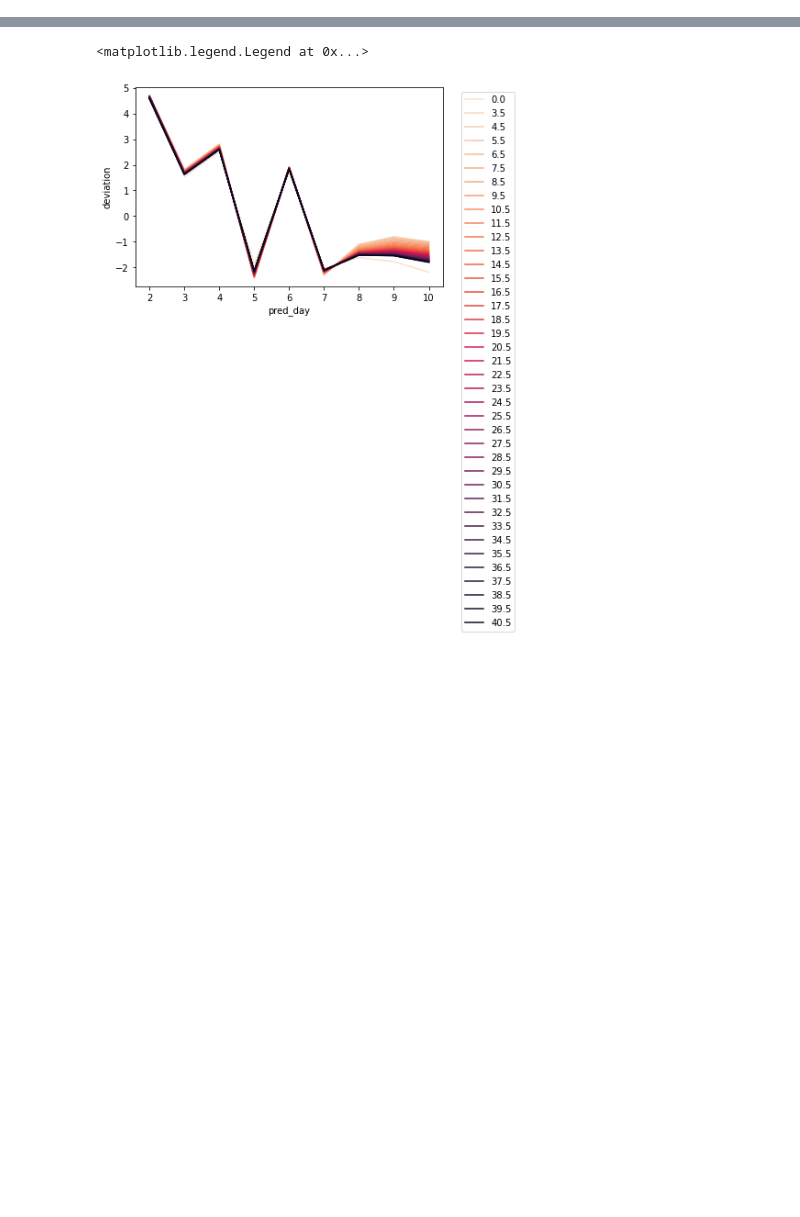
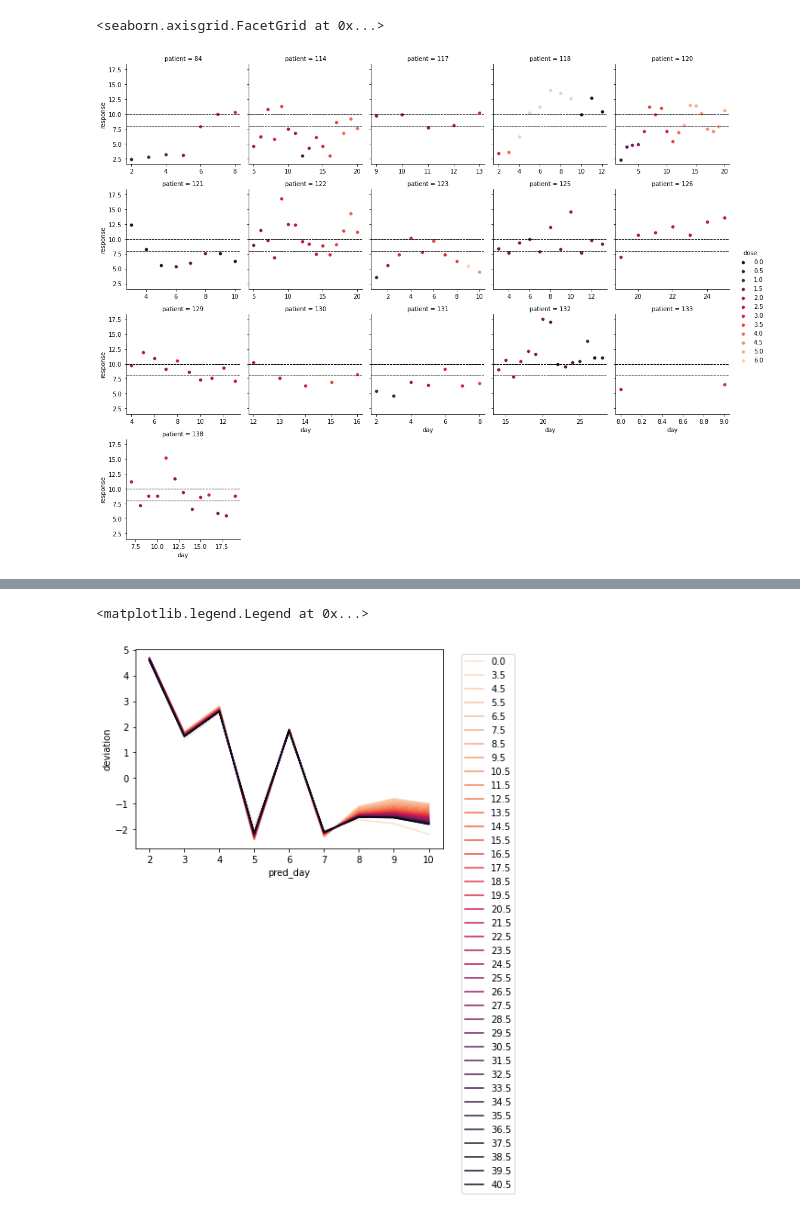
Before and after one commit to tshibei/retro_ped_liver_transplant, a Jupyter notebook: retro_PLT.ipynb, the cells around one changed output, grey strips where cells are left out. Drawn from its saved outputs; the diff is of its cells as text; code cells hidden in the pictures; blank space fills up the shorter version.

```diff
--- a/retro_PLT.ipynb
+++ b/retro_PLT.ipynb
@@ -46,0 +41,3 @@ Wall time: 5min 37s
+# %%
+import pandas as pd
+dat = pd.read_excel('output.xlsx', sheet_name='clean')
@@ -46,0 +51,15 @@ Wall time: 5min 37s
+# %%
+import seaborn as sns
+import matplotlib.pyplot as plt
+
+palette = sns.color_palette("viridis")
+dat.dose = dat.dose.astype(float)
+g = sns.FacetGrid(dat, col='patient', col_wrap=5, hue='dose', palette=sns.color_palette("rocket", dat.dose.nunique()), sharex=None)
+g.map_dataframe(sns.scatterplot, x='day', y='response')
+# g.map_dataframe(sns.lineplot, col='black', x='day', y='response')
+g.refline(y=8, color='black', lw=1, ls='--')
+g.refline(y=10, color='black', lw=1, ls='--')
+g.add_legend()
+# %% [output]
+<seaborn.axisgrid.FacetGrid at 0x...>
+[figure, added]
```
Also changed, not shown: parts of 6 cells of this notebook, 21 other files.
